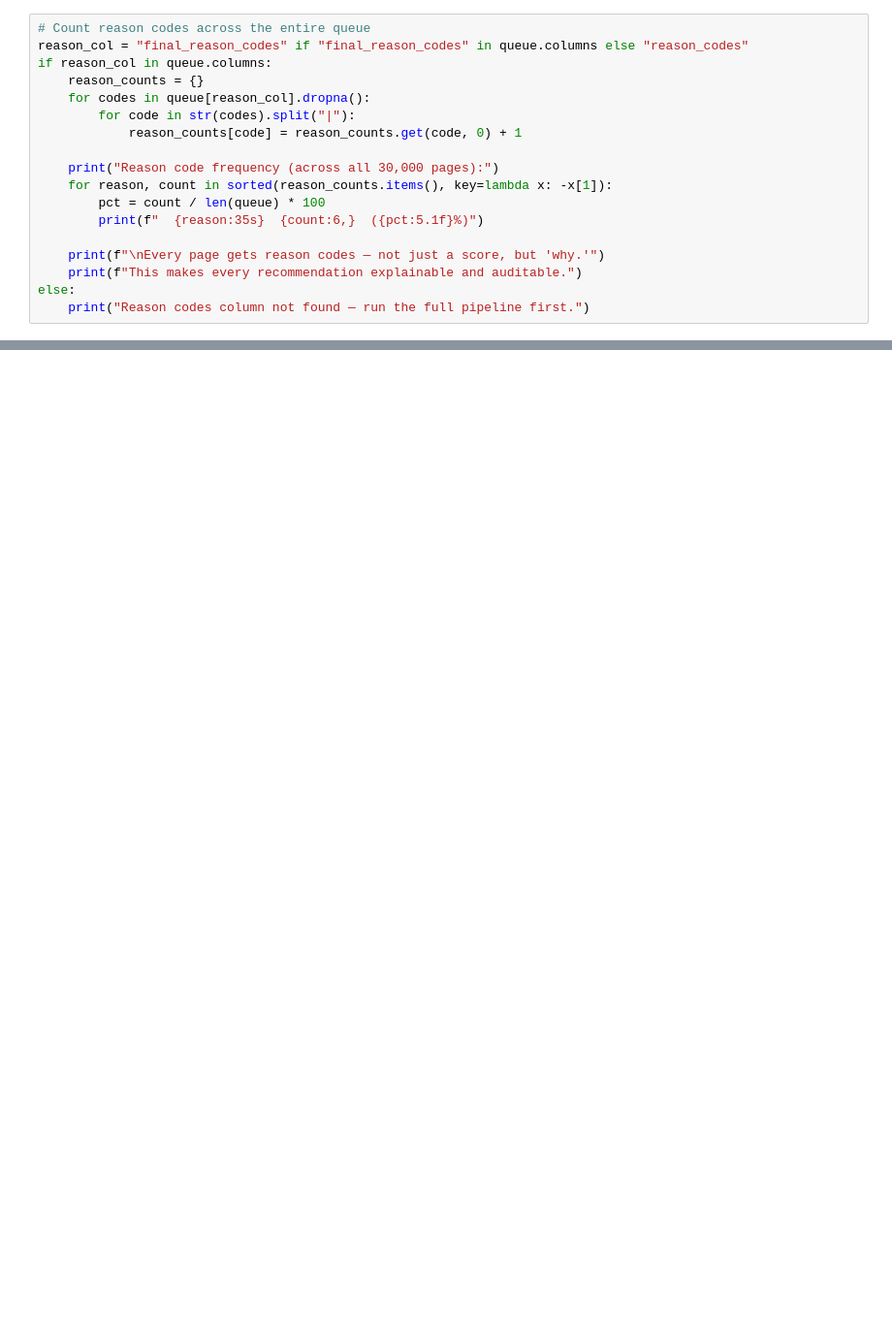
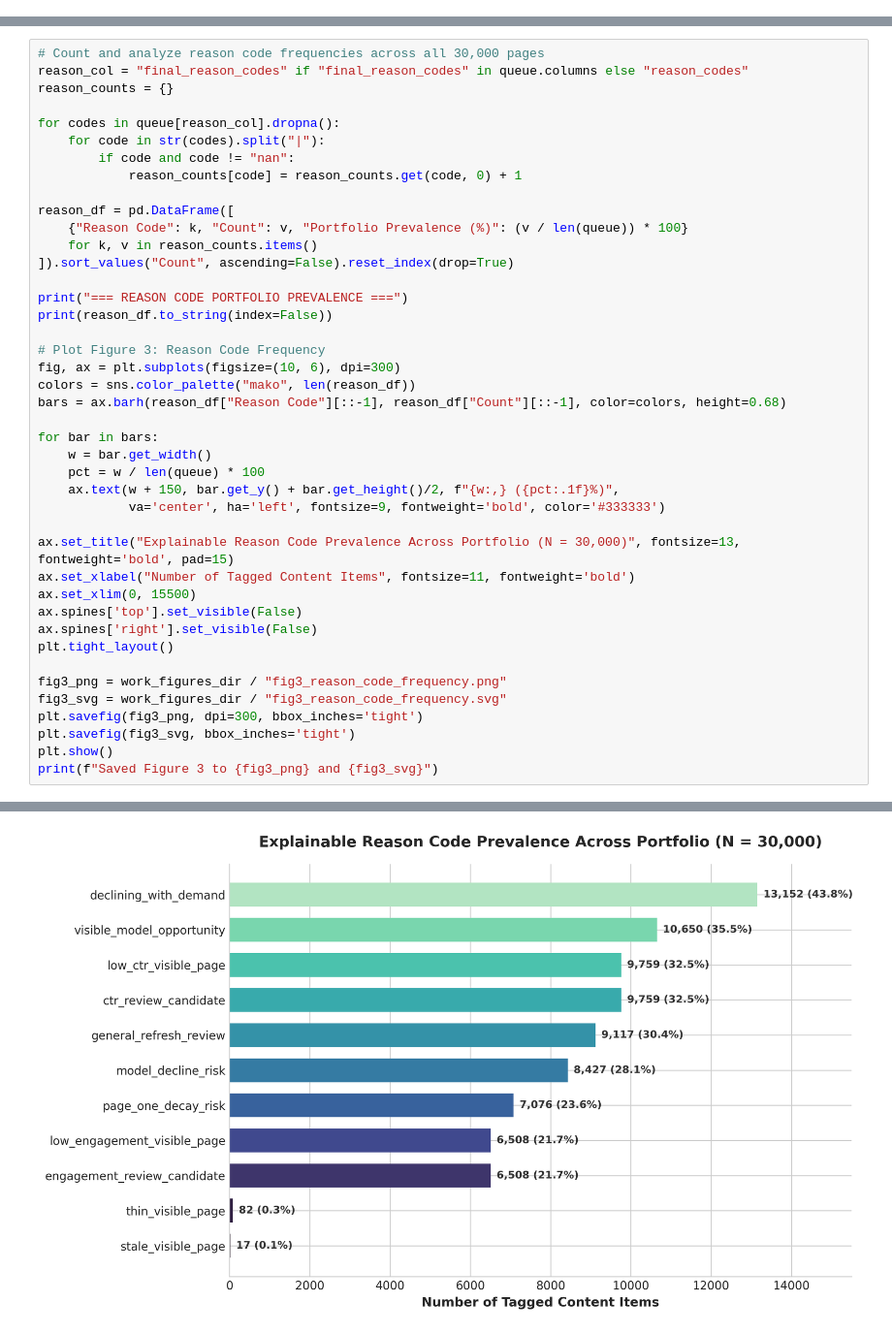
Before and after one commit to mbqayyum/FlyRank_ML_Intern, a Jupyter notebook: work/notebooks/w07_action_playbook.ipynb, the cells around one changed output, grey strips where cells are left out. Shown at 97% size. Cells and saved outputs as stored; diff of their text form; blank space fills up the shorter version.

Commit message:
feat(playbook): complete ML-10 content action playbook notebook and export paper receipts

```diff
--- a/work/notebooks/w07_action_playbook.ipynb
+++ b/work/notebooks/w07_action_playbook.ipynb
@@ -111,18 +0,0 @@ Top 10 pages in the refresh queue:
-# %%
-# Count reason codes across the entire queue
-reason_col = "final_reason_codes" if "final_reason_codes" in queue.columns else "reason_codes"
-if reason_col in queue.columns:
-    reason_counts = {}
-    for codes in queue[reason_col].dropna():
-        for code in str(codes).split("|"):
-            reason_counts[code] = reason_counts.get(code, 0) + 1
-
-    print("Reason code frequency (across all 30,000 pages):")
-    for reason, count in sorted(reason_counts.items(), key=lambda x: -x[1]):
-        pct = count / len(queue) * 100
-        print(f"  {reason:35s}  {count:6,}  ({pct:5.1f}%)")
-
-    print(f"\nEvery page gets reason codes — not just a score, but 'why.'")
-    print(f"This makes every recommendation explainable and auditable.")
-else:
-    print("Reason codes column not found — run the full pipeline first.")
@@ -169,0 +232,43 @@ Before you submit, confirm each line honestly:
+# %%
+# Count and analyze reason code frequencies across all 30,000 pages
+reason_col = "final_reason_codes" if "final_reason_codes" in queue.columns else "reason_codes"
+reason_counts = {}
+
+for codes in queue[reason_col].dropna():
+    for code in str(codes).split("|"):
+        if code and code != "nan":
+            reason_counts[code] = reason_counts.get(code, 0) + 1
+
+reason_df = pd.DataFrame([
+    {"Reason Code": k, "Count": v, "Portfolio Prevalence (%)": (v / len(queue)) * 100}
+    for k, v in reason_counts.items()
+]).sort_values("Count", ascending=False).reset_index(drop=True)
+
+print("=== REASON CODE PORTFOLIO PREVALENCE ===")
+print(reason_df.to_string(index=False))
+
+# Plot Figure 3: Reason Code Frequency
+fig, ax = plt.subplots(figsize=(10, 6), dpi=300)
+colors = sns.color_palette("mako", len(reason_df))
+bars = ax.barh(reason_df["Reason Code"][::-1], reason_df["Count"][::-1], color=colors, height=0.68)
+
+for bar in bars:
+    w = bar.get_width()
+    pct = w / len(queue) * 100
+    ax.text(w + 150, bar.get_y() + bar.get_height()/2, f"{w:,} ({pct:.1f}%)",
+            va='center', ha='left', fontsize=9, fontweight='bold', color='#333333')
+
+ax.set_title("Explainable Reason Code Prevalence Across Portfolio (N = 30,000)", fontsize=13, fontweight='bold', pad=15)
+ax.set_xlabel("Number of Tagged Content Items", fontsize=11, fontweight='bold')
+ax.set_xlim(0, 15500)
+ax.spines['top'].set_visible(False)
+ax.spines['right'].set_visible(False)
+plt.tight_layout()
+
+fig3_png = work_figures_dir / "fig3_reason_code_frequency.png"
+fig3_svg = work_figures_dir / "fig3_reason_code_frequency.svg"
+plt.savefig(fig3_png, dpi=300, bbox_inches='tight')
+plt.savefig(fig3_svg, bbox_inches='tight')
+plt.show()
+print(f"Saved Figure 3 to {fig3_png} and {fig3_svg}")
+# %% [output]
@@ -169,0 +288 @@ Before you submit, confirm each line honestly:
+[figure, added]
```
Also changed, not shown: parts of 38 cells of this notebook, 14 other files.
